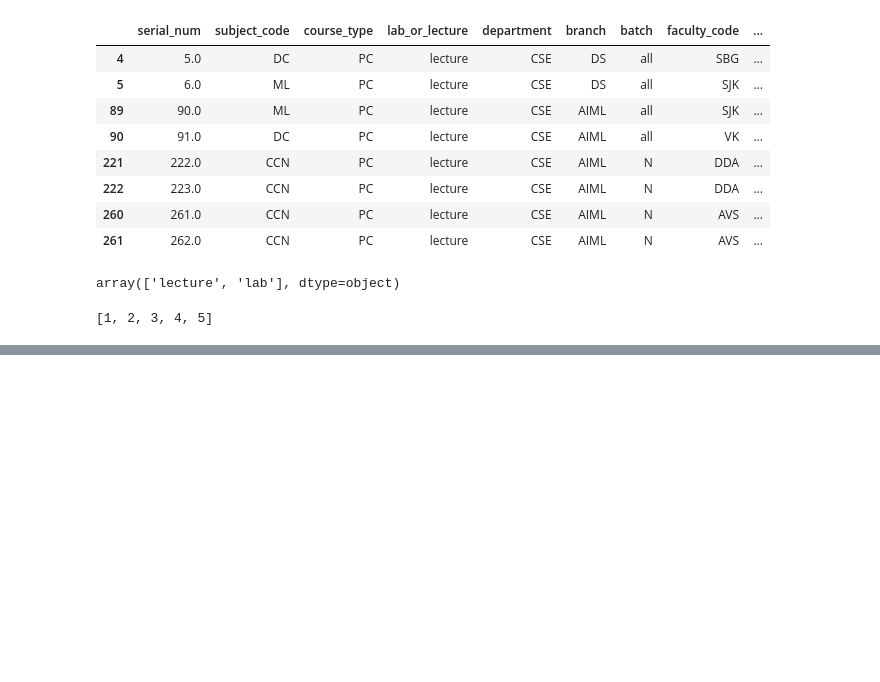
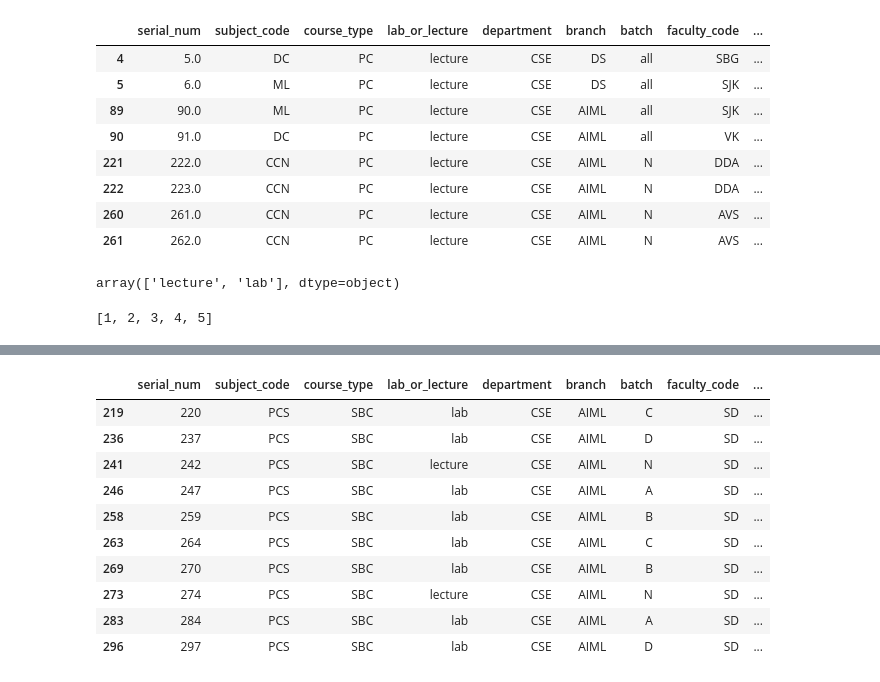
Before and after one commit to AdvaitSapkal/bap_ise, a Jupyter notebook: preprocessor.ipynb, the cells around one changed output, grey strips where cells are left out. Cells and saved outputs as stored; diff of their text form; code cells hidden in the pictures; blank space fills up the shorter version.

```diff
--- a/preprocessor.ipynb
+++ b/preprocessor.ipynb
@@ -420,0 +463,14 @@ go.Figure(data=[go.Pie(labels=filtered_df['lab_or_lecture'],
+# %%
+df[(df['subject_code']=='PCS')&(df['faculty_code']=='SD')]
+# %% [output]
+|  | serial_num | subject_code | course_type | lab_or_lecture | department | branch | batch | faculty_code | ... |
+| 219 | 220 | PCS | SBC | lab | CSE | AIML | C | SD | ... |
+| 236 | 237 | PCS | SBC | lab | CSE | AIML | D | SD | ... |
+| 241 | 242 | PCS | SBC | lecture | CSE | AIML | N | SD | ... |
+| 246 | 247 | PCS | SBC | lab | CSE | AIML | A | SD | ... |
+| 258 | 259 | PCS | SBC | lab | CSE | AIML | B | SD | ... |
+| 263 | 264 | PCS | SBC | lab | CSE | AIML | C | SD | ... |
+| 269 | 270 | PCS | SBC | lab | CSE | AIML | B | SD | ... |
+| 273 | 274 | PCS | SBC | lecture | CSE | AIML | N | SD | ... |
+| 283 | 284 | PCS | SBC | lab | CSE | AIML | A | SD | ... |
+| 296 | 297 | PCS | SBC | lab | CSE | AIML | D | SD | ... |
```
Also changed, not shown: parts of 9 cells of this notebook, 1 other file.
